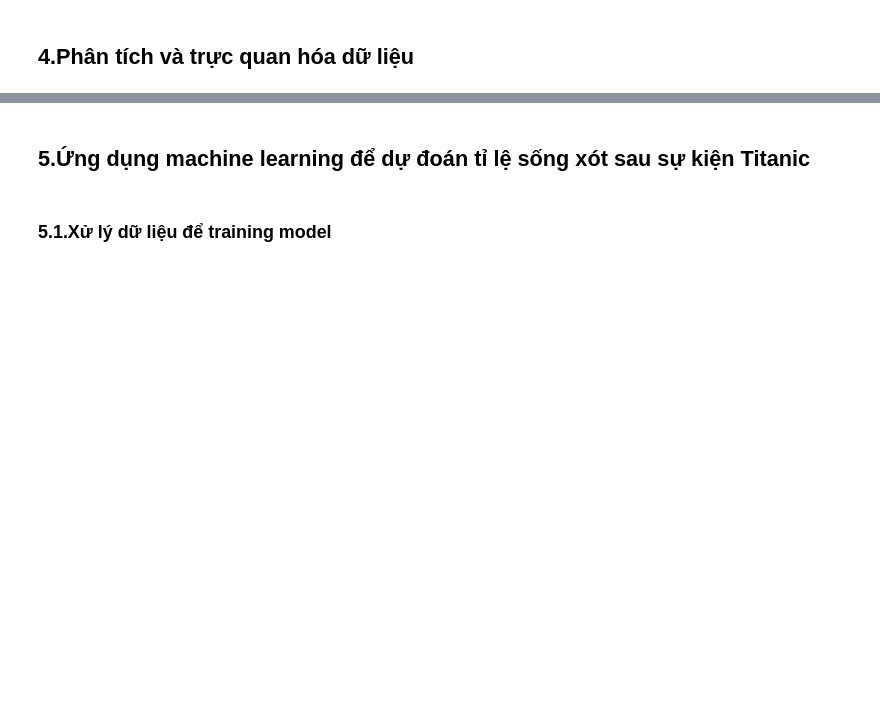
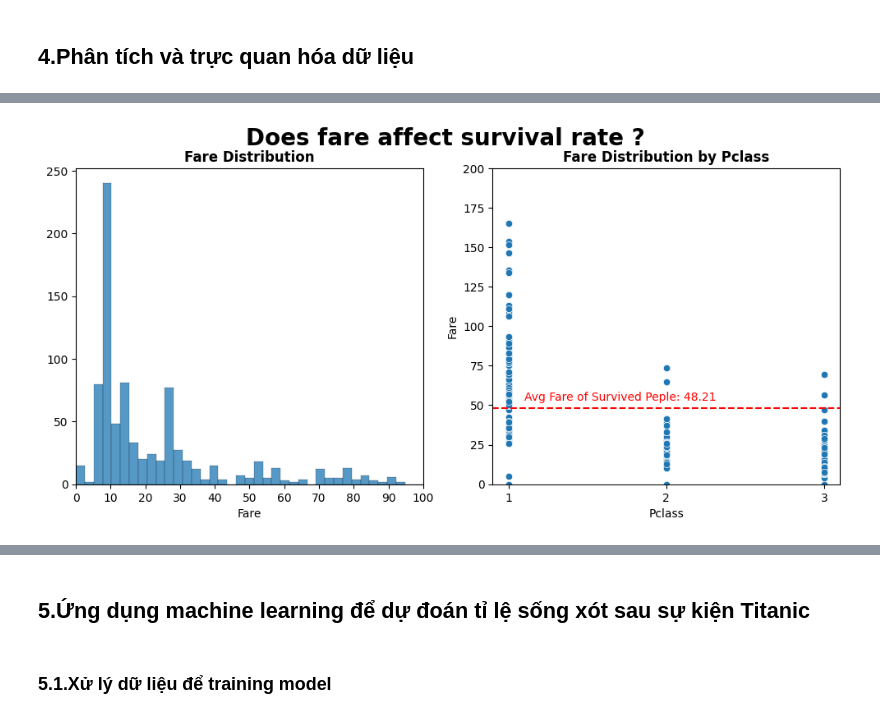
Before and after one commit to James2109/Titanic-Analytics, a Jupyter notebook: Titanic Data Analysis.ipynb, the cells around one changed output, grey strips where cells are left out. Drawn from its saved outputs; the diff is of its cells as text; code cells hidden in the pictures; blank space fills up the shorter version.

```diff
--- a/Titanic Data Analysis.ipynb
+++ b/Titanic Data Analysis.ipynb
@@ -151,0 +218,31 @@ df.head()
+# %%
+plt.figure(figsize=(12,5))
+avg_suvived = df['Fare'][df['Survived']==1].mean()
+plt.subplot(1,2,1)
+sns.histplot(
+    data=df,
+    x = 'Fare',
+    bins = 200
+)
+plt.xlim(0,100)
+plt.xticks(range(0,101,10))
+plt.ylabel("")
+plt.title('Fare Distribution', fontweight = 'bold')
+
+plt.subplot(1,2,2)
+sns.scatterplot(
+    data = df,
+    x = 'Pclass',
+    y = 'Fare',
+
+)
+plt.ylim(0,200)
+plt.xticks(range(1,4,1))
+plt.axhline(y = avg_suvived, ls = "--", color = 'red')
+plt.text(x=1.1,y=avg_suvived+5, s = f'Avg Fare of Survived Peple: {round(avg_suvived,2)}',color = 'red')
+plt.title('Fare Distribution by Pclass', fontweight = 'bold')
+
+plt.suptitle('Does fare affect survival rate ?', fontsize = 20, fontweight = 'bold')
+plt.show()
+# %% [output]
+[figure, added]
```
Also changed, not shown: parts of 28 cells of this notebook.
